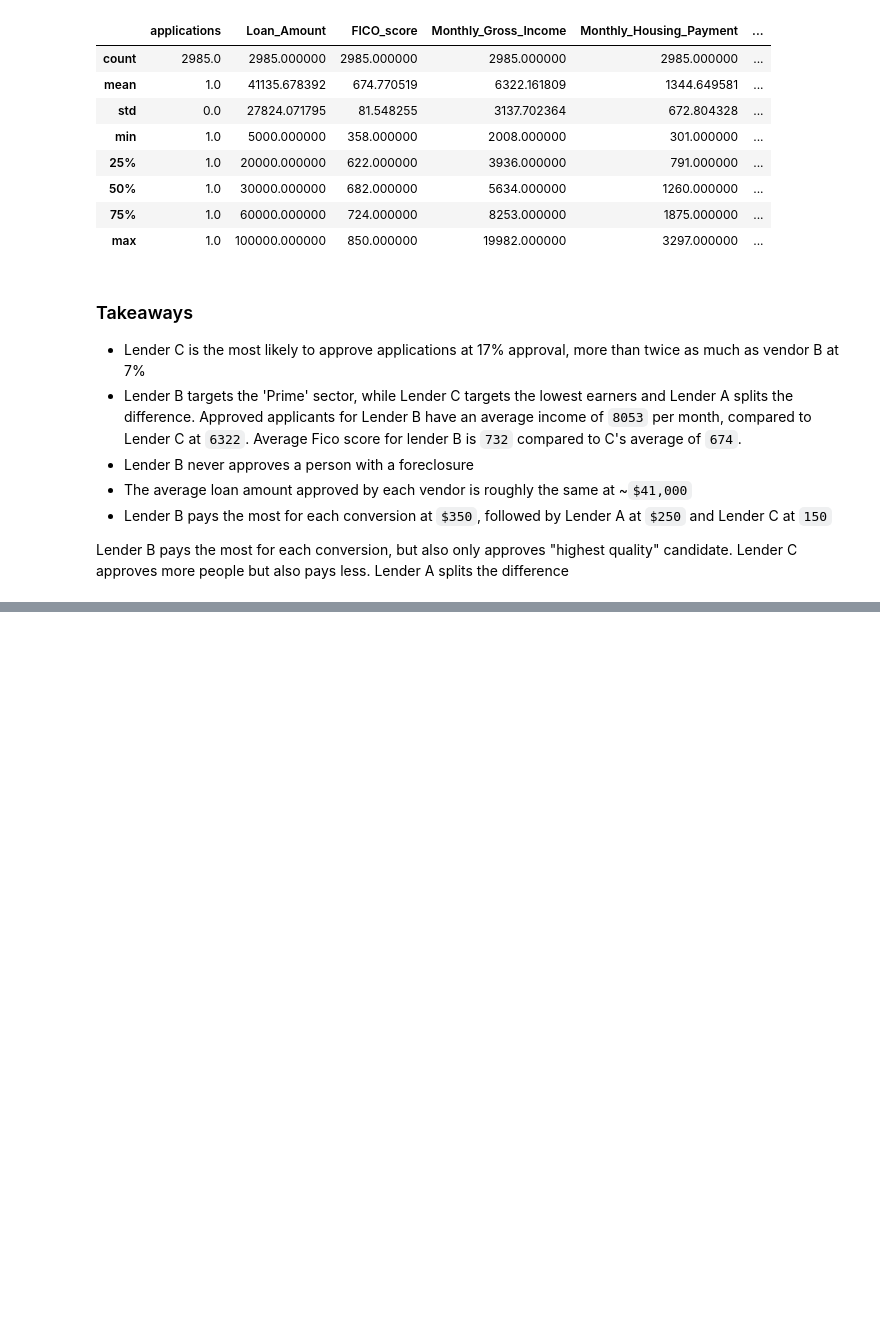
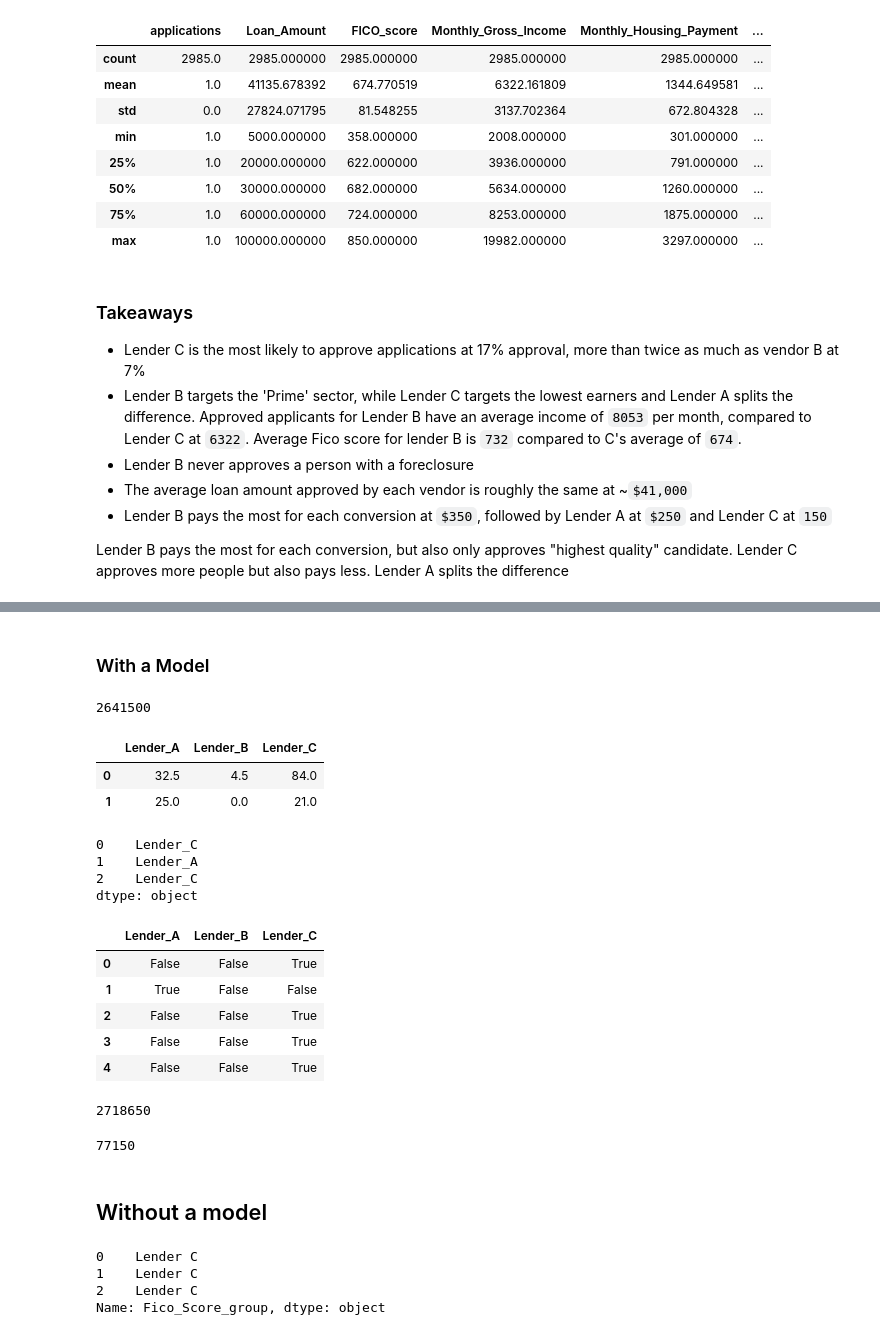
Before and after one commit to dilling/annie-superday, a Jupyter notebook: notebook.ipynb, the cells around one changed output, grey strips where cells are left out. Drawn from its saved outputs; the diff is of its cells as text; code cells hidden in the pictures; blank space fills up the shorter version.

```diff
--- a/notebook.ipynb
+++ b/notebook.ipynb
@@ -150,0 +153,74 @@ Lender B pays the most for each conversion, but also only approves "highest qual
+# %% [markdown]
+### With a Model
+# %%
+# Total bounty with current selections
+current_revenue = df['bounty'].sum()
+current_revenue
+# %% [output]
+2641500
+# %%
+predict_a = rf_classifier.predict_proba(features.assign(Lender_A= True, Lender_B=False, Lender_C=False))
+predict_b = rf_classifier.predict_proba(features.assign(Lender_A= False, Lender_B=True, Lender_C=False))
+predict_c = rf_classifier.predict_proba(features.assign(Lender_A= False, Lender_B=False, Lender_C=True))
+# %%
+lender_a = pd.Series(predict_a[:, 1] * 250, name='Lender_A')
+lender_b = pd.Series(predict_b[:, 1] * 150, name='Lender_B')
+lender_c = pd.Series(predict_c[:, 1] * 350, name='Lender_C')
+
+predicted = pd.concat([lender_a, lender_b, lender_c], axis=1)
+predicted.head(2)
+# %% [output]
+|  | Lender_A | Lender_B | Lender_C |
+| 0 | 32.5 | 4.5 | 84.0 |
+| 1 | 25.0 | 0.0 | 21.0 |
+# %%
+optimal_pick = predicted.idxmax(axis=1)
+optimal_pick.head(3)
+# %% [output]
+0    Lender_C
+1    Lender_A
+2    Lender_C
+dtype: object
+# %%
+
+optimal_features = pd.get_dummies(optimal_pick)
+optimal_features.head(5)
+# %% [output]
+|  | Lender_A | Lender_B | Lender_C |
+| 0 | False | False | True |
+| 1 | True | False | False |
+| 2 | False | False | True |
+| 3 | False | False | True |
+| 4 | False | False | True |
+# %%
+with_optimal = features.assign(**optimal_features)
+predicted_optimal_approval = rf_classifier.predict(with_optimal)
+possible_revenue = optimal_pick.map({ 'Lender_A': 250, 'Lender_B': 350, 'Lender_C': 150 })
+
+predicted_revenue = (predicted_optimal_approval * possible_revenue).sum()
+predicted_revenue
+# %% [output]
+2718650
+# %%
+predicted_revenue - current_revenue
+# %% [output]
+77150
+# %% [markdown]
+## Without a model
+# %%
+def group_to_lender(group):
+  return {
+    'poor': "Lender C",
+    'fair': "Lender C",
+    'good': "Lender A",
+    'very_good': "Lender B",
+    'excellent': "Lender B",
+  }.get(group)
+
+lender_by_group = df['Fico_Score_group'].map(group_to_lender)
+lender_by_group.head(3)
+# %% [output]
+0    Lender C
+1    Lender C
+2    Lender C
+Name: Fico_Score_group, dtype: object
```
Also changed, not shown: parts of 5 cells of this notebook.
